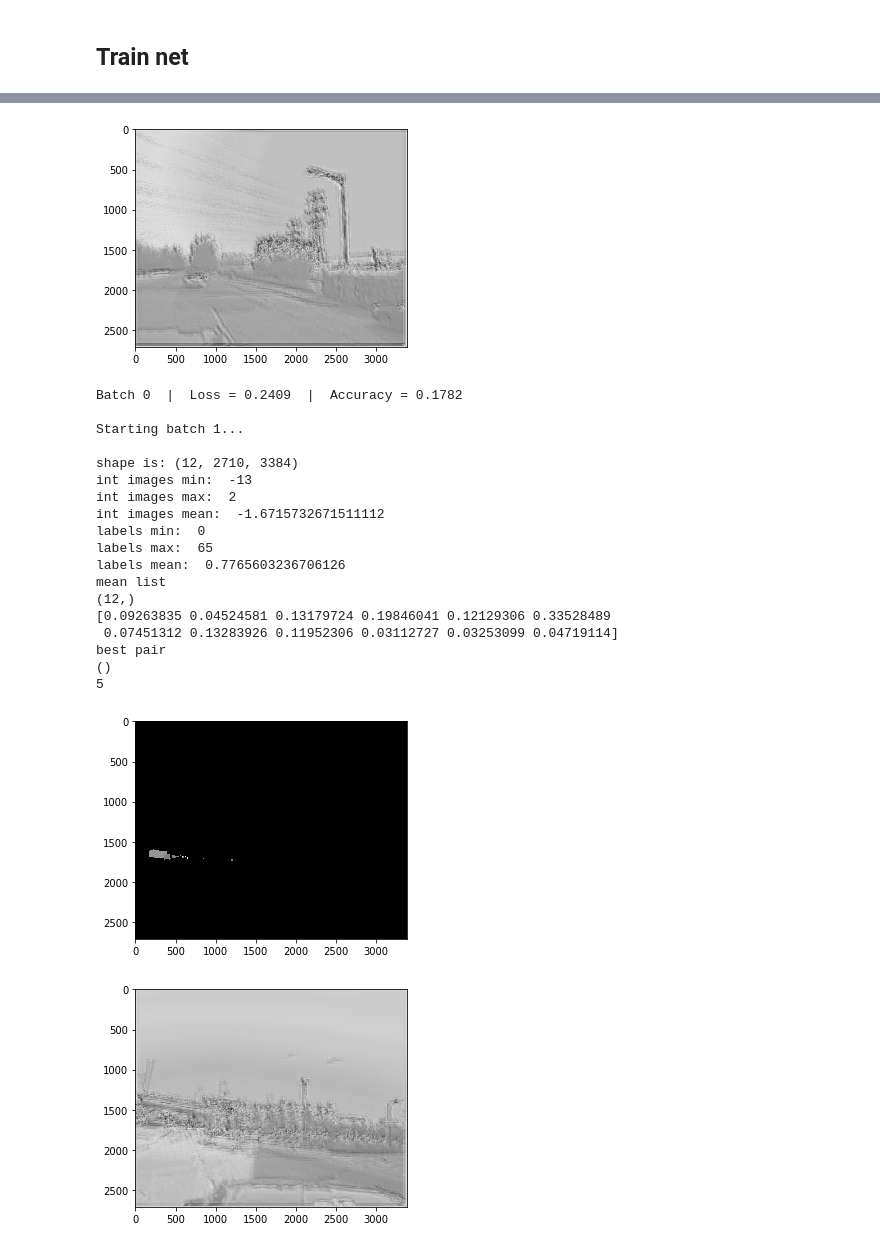
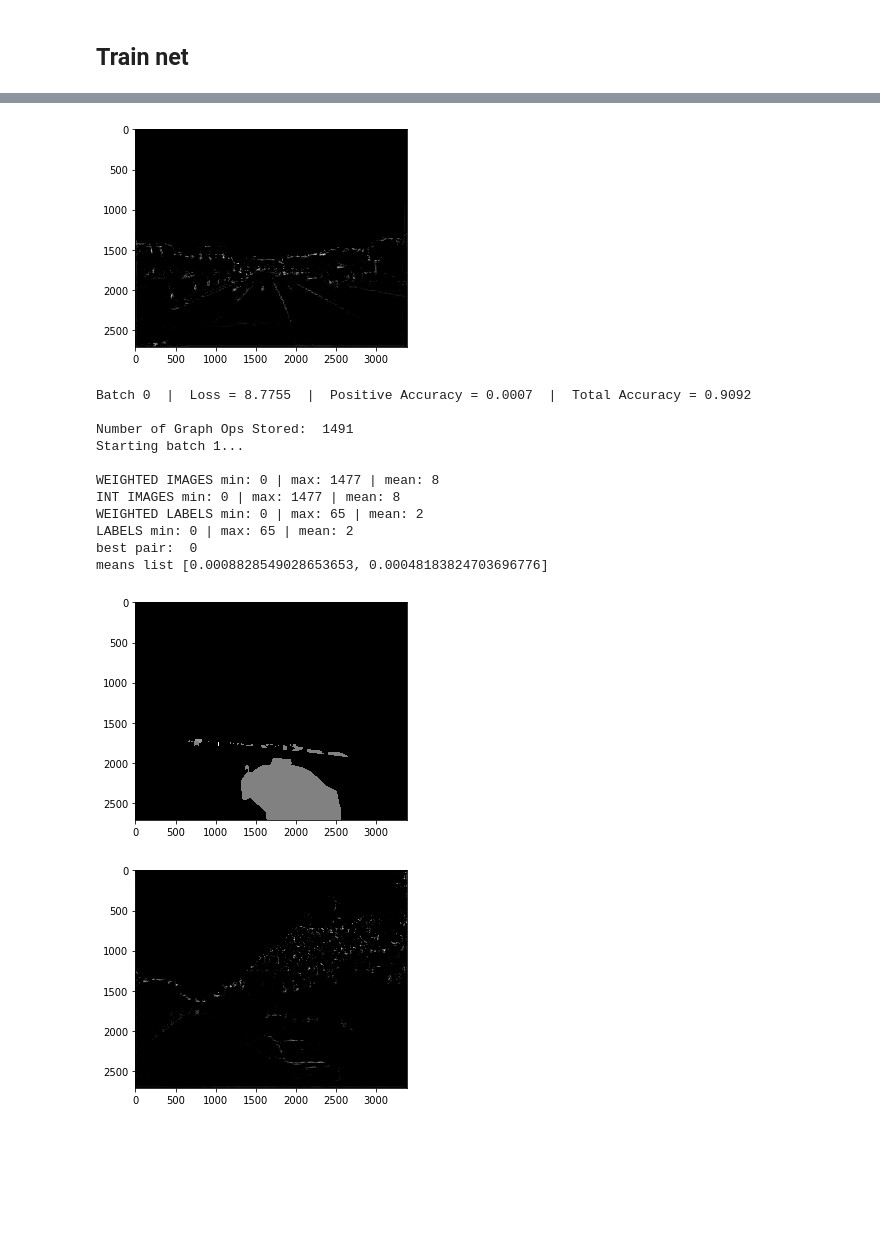
Before and after one commit to Ameliabqy/CS231N_Project, a Jupyter notebook: code/train_small.ipynb, the cells around one changed output, grey strips where cells are left out. Saved outputs shown, nothing was run; the diff lists cells and outputs as text; code cells hidden in the pictures; blank space fills up the shorter version.

Commit message:
Added positive accuracy checker. Moved most functions to util.py.

```diff
--- a/code/train_small.ipynb
+++ b/code/train_small.ipynb
@@ -202,4 +208,0 @@ class CVPR(object):
-# %%
-if hp.preload:
-    data_set = CVPR(hp.root, transform = tf.convert_to_tensor)
-    print(len(data_set))
@@ -456,6 +323,7 @@ def train_net(hp, data_set, create_model, create_optimizer):
     Returns: Nothing, but prints progress during training
     """
     tf.reset_default_graph()
+
     with tf.device(hp.device):
         # Construct the computational graph we will use to train the model. We
         # use the create_model to construct the model, declare placeholders for
@@ -476,8 +344,7 @@ def train_net(hp, data_set, create_model, create_optimizer):
         # Full loss type is better
         if hp.loss_type == "full":
 #             loss = tf.reduce_mean(tf.nn.softmax_cross_entropy_with_logits_v2(logits=output, labels=y, dim=0))
-            loss = tf.reduce_mean(tf.nn.weighted_cross_entropy_with_logits(logits=output, targets=y, pos_weight=0.1))
-
+            loss = tf.reduce_mean(tf.nn.weighted_cross_entropy_with_logits(logits=output, targets=y, pos_weight=40))
 #             loss = 1/tf.reduce_mean(tf.cast(tf.equal(tf.cast(tf.squeeze(output), tf.int32), tf.squeeze(y)), tf.int32))
         if hp.loss_type == "fast":
             loss = tf.reduce_mean(tf.square(y - output))
@@ -499,37 +366,39 @@ def train_net(hp, data_set, create_model, create_optimizer):
         with tf.control_dependencies(update_ops):
             optimizer_step = optimizer.minimize(loss)
 
+
+
     # Now we can run the computational graph many times to train the model.
     # When we call sess.run we ask it to evaluate train_op, which causes the model to update.
     # # Total data to train on = num_epochs*batch_size
 
-    import psutil
-
 #     data_iterator = data_set.__iter__()
     train_images = []
     train_labels = []
-
     train_output = None
 
     with tf.Session() as sess:
+        if hp.use_saved_model:
+            load_saved_model(sess)
+        if hp.save_model:
+             builder = create_saver(sess)
+
+        sess.run(tf.global_variables_initializer())
         print("\nStarting training loop...\n")
-        sess.run(tf.global_variables_initializer())
+
         for epoch in range(hp.num_epochs):
-#             print_memory()
-#             print('Memory stats:', psutil.virtual_memory())
             print('Starting batch %d...\n' % epoch)
             data_set.update_iterator()
-#             train_images, train_labels = next(data_iterator)
             train_images, train_labels = data_set.get_images()
             feed_dict = {x: train_images, y: train_labels, is_training: 1}
             loss_value, _, train_output = sess.run([loss, optimizer_step, output], feed_dict=feed_dict)
-            accuracy = check_accuracy(sess, train_output, train_labels)
-            print('Batch %d  |  Loss = %.4f  |  Accuracy = %.4f\n' % (epoch, loss_value, accuracy))
+            accuracy, total_acc = check_accuracy(hp, sess, train_output, train_labels)
+            print('Batch %d  |  Loss = %.4f  |  Positive Accuracy = %.4f  |  Total Accuracy = %.4f\n' % (epoch, loss_value, accuracy, total_acc))
             gc.collect()
+            print_graph_size()
 
-
-
-    data_set.reset_data_set()
+        data_set.reset_data_set()
+        save_model(sess, builder)
 
 
 data_set = CVPR(hp.root, transform = tf.convert_to_tensor)
@@ -556,21 +422,14 @@ best pair
-[figure, old version]
+[figure, new version]
-Batch 0  |  Loss = 0.2409  |  Accuracy = 0.1782
+Batch 0  |  Loss = 8.7755  |  Positive Accuracy = 0.0007  |  Total Accuracy = 0.9092
 
+Number of Graph Ops Stored:  1491
 Starting batch 1...
 
-shape is: (12, 2710, 3384)
-int images min:  -13
-int images max:  2
-int images mean:  -1.6715732671511112
-labels min:  0
-labels max:  65
-labels mean:  0.7765603236706126
-mean list
-(12,)
-[0.09263835 0.04524581 0.13179724 0.19846041 0.12129306 0.33528489
- 0.07451312 0.13283926 0.11952306 0.03112727 0.03253099 0.04719114]
-best pair
-()
-5
+WEIGHTED IMAGES min: 0 | max: 1477 | mean: 8
+INT IMAGES min: 0 | max: 1477 | mean: 8
+WEIGHTED LABELS min: 0 | max: 65 | mean: 2
+LABELS min: 0 | max: 65 | mean: 2
+best pair:  0
+means list [0.0008828549028653653, 0.00048183824703696776]
-[figure, old version]
+[figure, new version]
-[figure, old version]
+[figure, new version]
```
Also changed, not shown: parts of 11 cells of this notebook, 2 other files.
